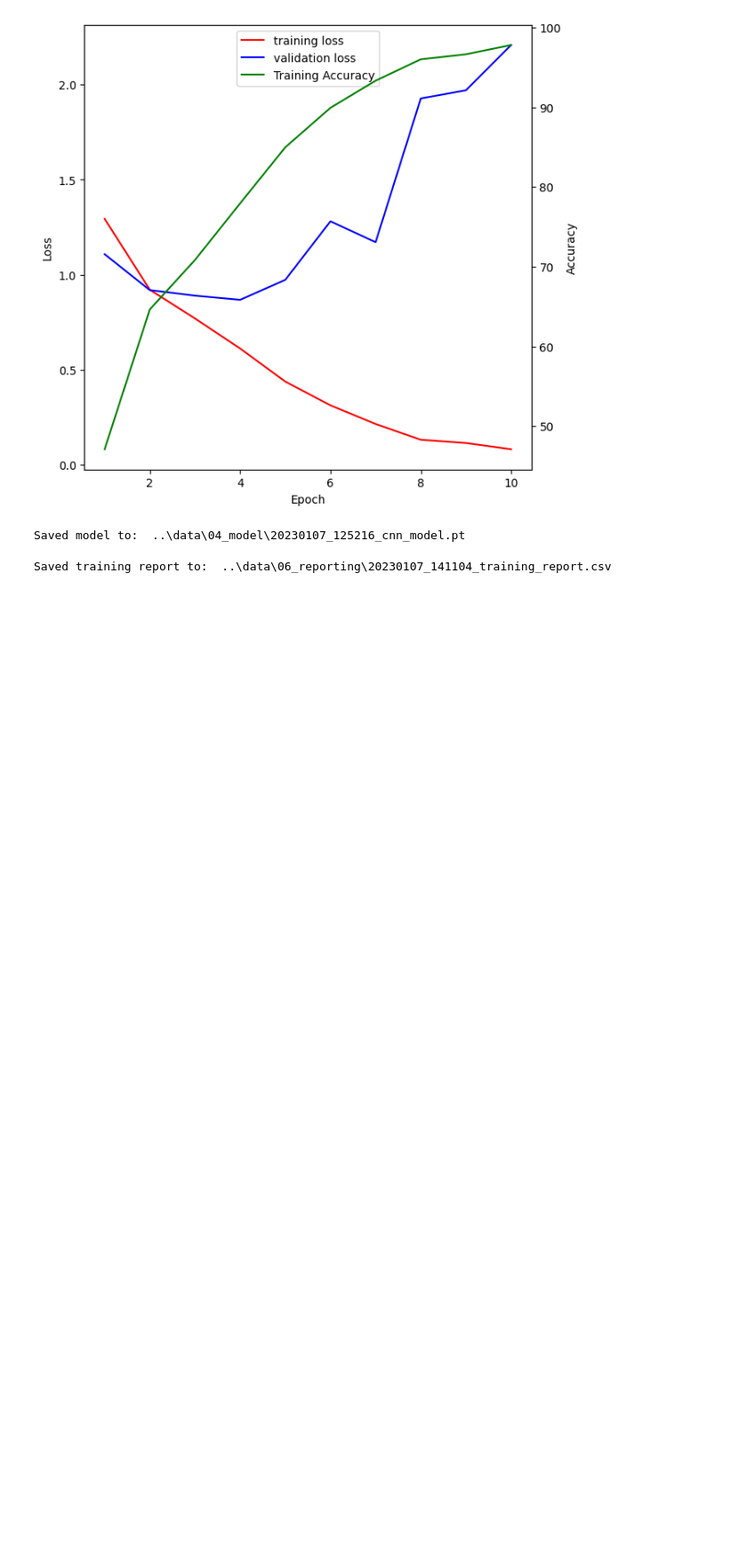
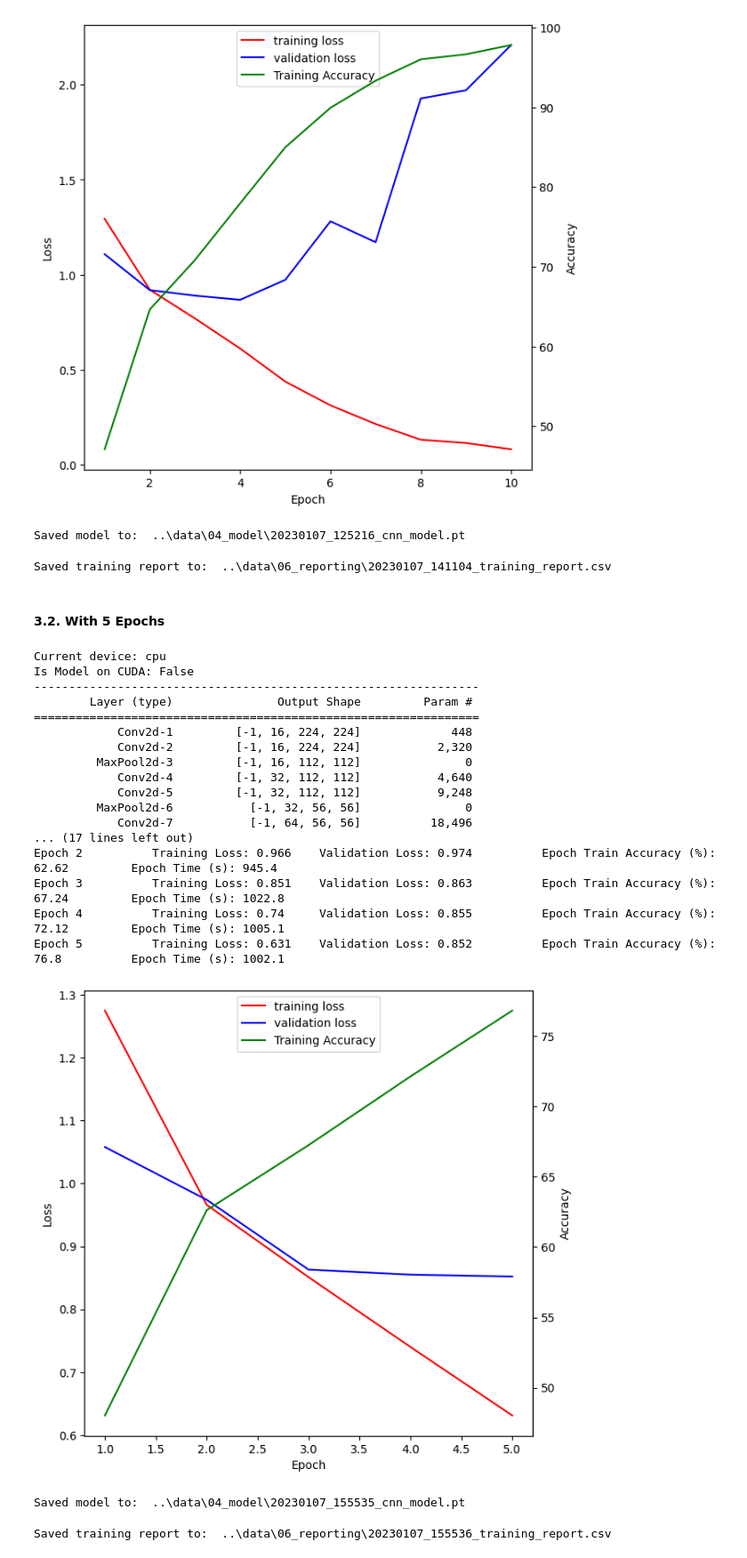
Before and after one commit to joshuavaple/intel_img_clf_pytorch, a Jupyter notebook: notebooks/experiment.ipynb, the cells around one changed output. Shown at 89% size. Drawn from its saved outputs; the diff is of its cells as text; code cells hidden in the pictures; blank space fills up the shorter version.

Commit message:
added experiment with 5 epochs

```diff
--- a/notebooks/experiment.ipynb
+++ b/notebooks/experiment.ipynb
@@ -102,3 +104,44 @@ Saved model to:  ..\data\04_model\20230107_125216_cnn_model.pt
 save_csv_with_timestamp(train_result_dict, REPORT_SAVE_LOC)
 # %% [output]
 Saved training report to:  ..\data\06_reporting\20230107_141104_training_report.csv
+# %% [markdown]
+#### 3.2. With 5 Epochs
+# %%
+# initiation
+model = cnn_model.MyCnnModel()
+device = cnn_model.get_default_device()
+cnn_model.model_prep_and_summary(model, device)
+criterion = cnn_model.default_loss()
+optimizer = cnn_model.default_optimizer(model = model)
+num_epochs = 5
+
+# get training results
+trained_model, train_result_dict = cnn_model.train_model(model, device, train_loader, val_loader, criterion, optimizer, num_epochs)
+cnn_model.visualize_training(train_result_dict)
+# %% [output]
+Current device: cpu
+Is Model on CUDA: False
+----------------------------------------------------------------
+        Layer (type)               Output Shape         Param #
+================================================================
+            Conv2d-1         [-1, 16, 224, 224]             448
+            Conv2d-2         [-1, 16, 224, 224]           2,320
+         MaxPool2d-3         [-1, 16, 112, 112]               0
+            Conv2d-4         [-1, 32, 112, 112]           4,640
+            Conv2d-5         [-1, 32, 112, 112]           9,248
+         MaxPool2d-6           [-1, 32, 56, 56]               0
+            Conv2d-7           [-1, 64, 56, 56]          18,496
+... (17 lines left out)
+Epoch 2          Training Loss: 0.966    Validation Loss: 0.974          Epoch Train Accuracy (%): 62.62         Epoch Time (s): 945.4
+Epoch 3          Training Loss: 0.851    Validation Loss: 0.863          Epoch Train Accuracy (%): 67.24         Epoch Time (s): 1022.8
+Epoch 4          Training Loss: 0.74     Validation Loss: 0.855          Epoch Train Accuracy (%): 72.12         Epoch Time (s): 1005.1
+Epoch 5          Training Loss: 0.631    Validation Loss: 0.852          Epoch Train Accuracy (%): 76.8          Epoch Time (s): 1002.1
+[figure, added]
+# %%
+save_model_with_timestamp(trained_model, MODEL_SAVE_LOC)
+# %% [output]
+Saved model to:  ..\data\04_model\20230107_155535_cnn_model.pt
+# %%
+save_csv_with_timestamp(train_result_dict, REPORT_SAVE_LOC)
+# %% [output]
+Saved training report to:  ..\data\06_reporting\20230107_155536_training_report.csv
```
Also changed, not shown: parts of 1 cell of this notebook.
